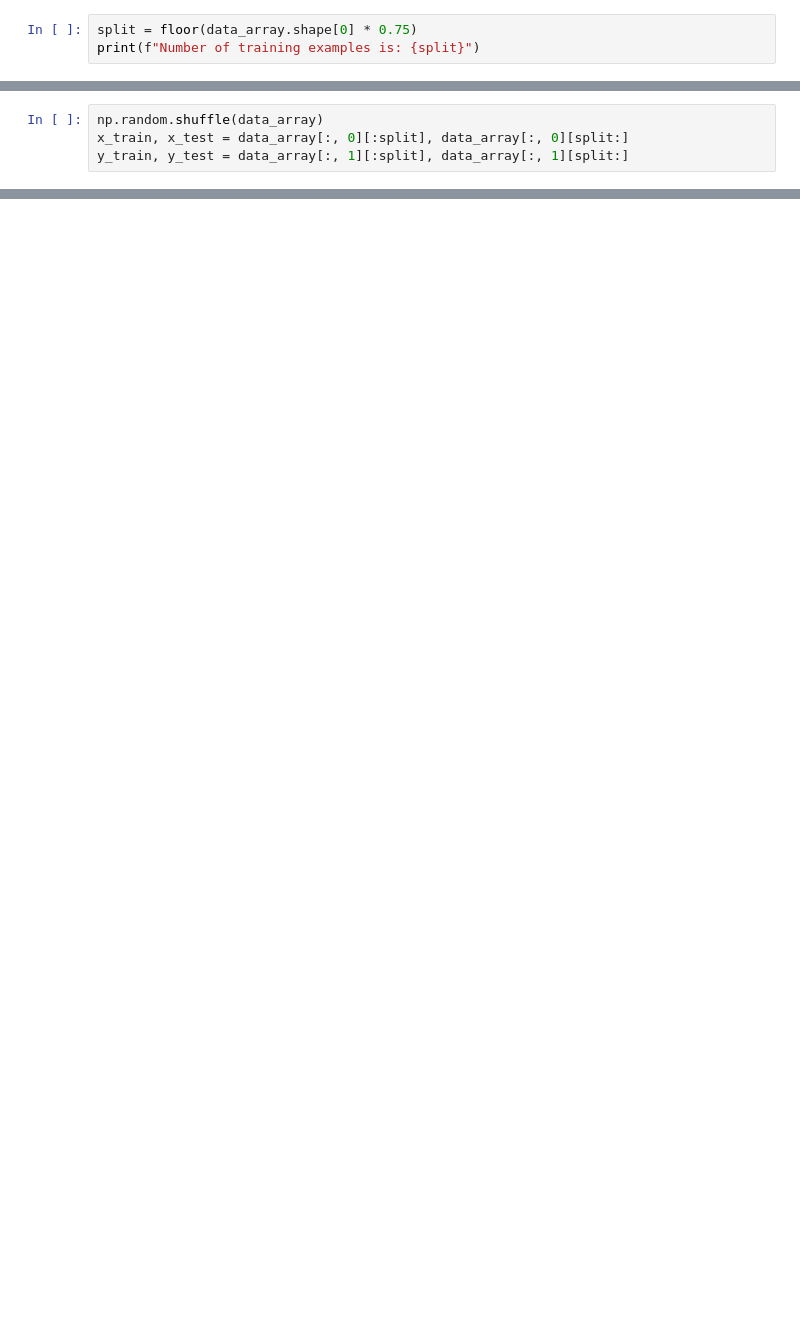
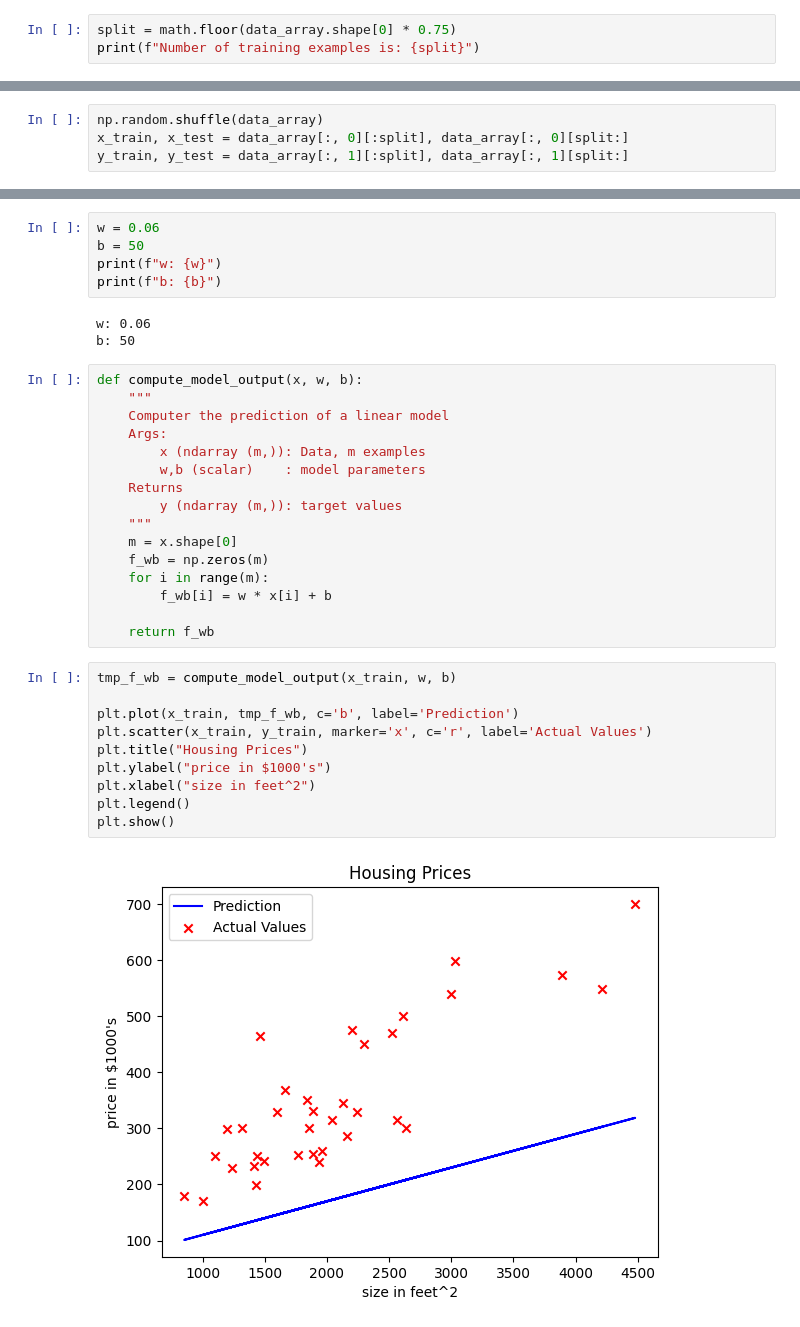
Before and after one commit to Kerinjo/regression-classification, a Jupyter notebook: linear-regression/linear-regression.ipynb, the cells around one changed output, grey strips where cells are left out. Cells and saved outputs as stored; diff of their text form; blank space fills up the shorter version.

```diff
--- a/linear-regression/linear-regression.ipynb
+++ b/linear-regression/linear-regression.ipynb
@@ -48,5 +48,5 @@ data_array = np.array((size_in_feet, price_in_1000)).T
 # %%
-split = floor(data_array.shape[0] * 0.75)
+split = math.floor(data_array.shape[0] * 0.75)
 print(f"Number of training examples is: {split}")
 # %% [output]
 Number of training examples is: 35
@@ -98,0 +101,36 @@ plt.show()
+# %%
+w = 0.06
+b = 50
+print(f"w: {w}")
+print(f"b: {b}")
+# %% [output]
+w: 0.06
+b: 50
+# %%
+def compute_model_output(x, w, b):
+    """
+    Computer the prediction of a linear model
+    Args:
+        x (ndarray (m,)): Data, m examples
+        w,b (scalar)    : model parameters
+    Returns
+        y (ndarray (m,)): target values
+    """
+    m = x.shape[0]
+    f_wb = np.zeros(m)
+    for i in range(m):
+        f_wb[i] = w * x[i] + b
+
+    return f_wb
+# %%
+tmp_f_wb = compute_model_output(x_train, w, b)
+
+plt.plot(x_train, tmp_f_wb, c='b', label='Prediction')
+plt.scatter(x_train, y_train, marker='x', c='r', label='Actual Values')
+plt.title("Housing Prices")
+plt.ylabel("price in $1000's")
+plt.xlabel("size in feet^2")
+plt.legend()
+plt.show()
+# %% [output]
+[figure, added]
```
Also changed, not shown: parts of 26 cells of this notebook.
